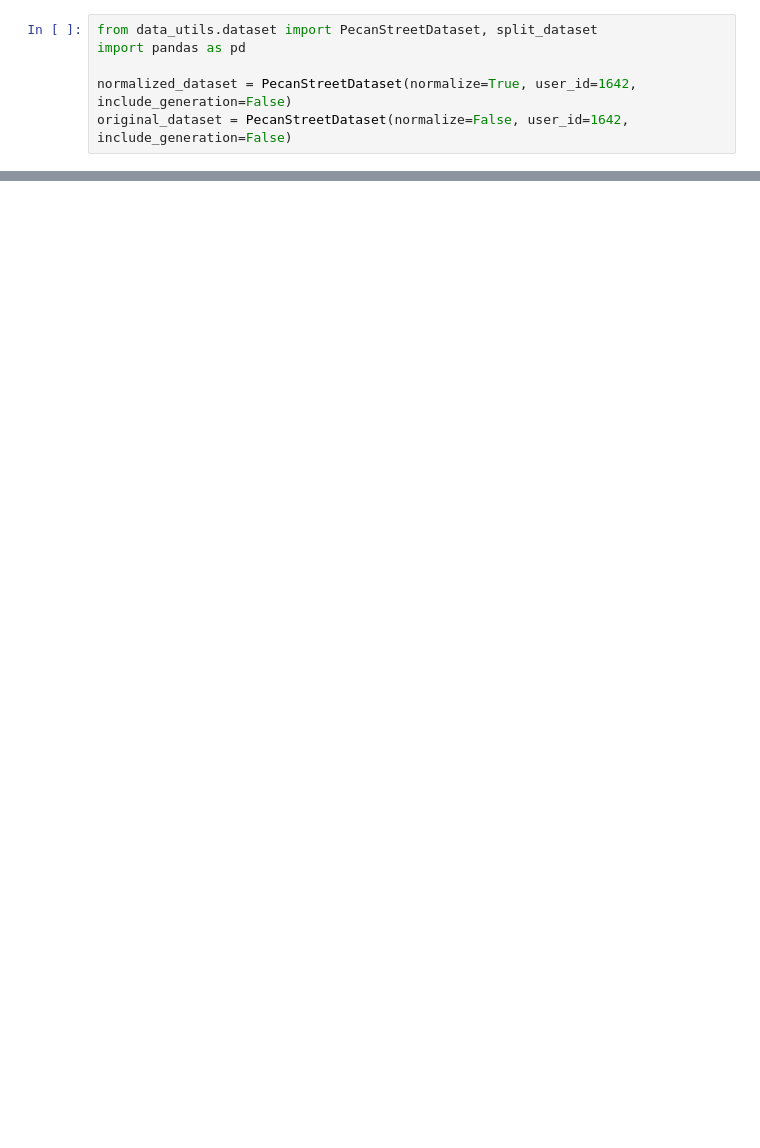
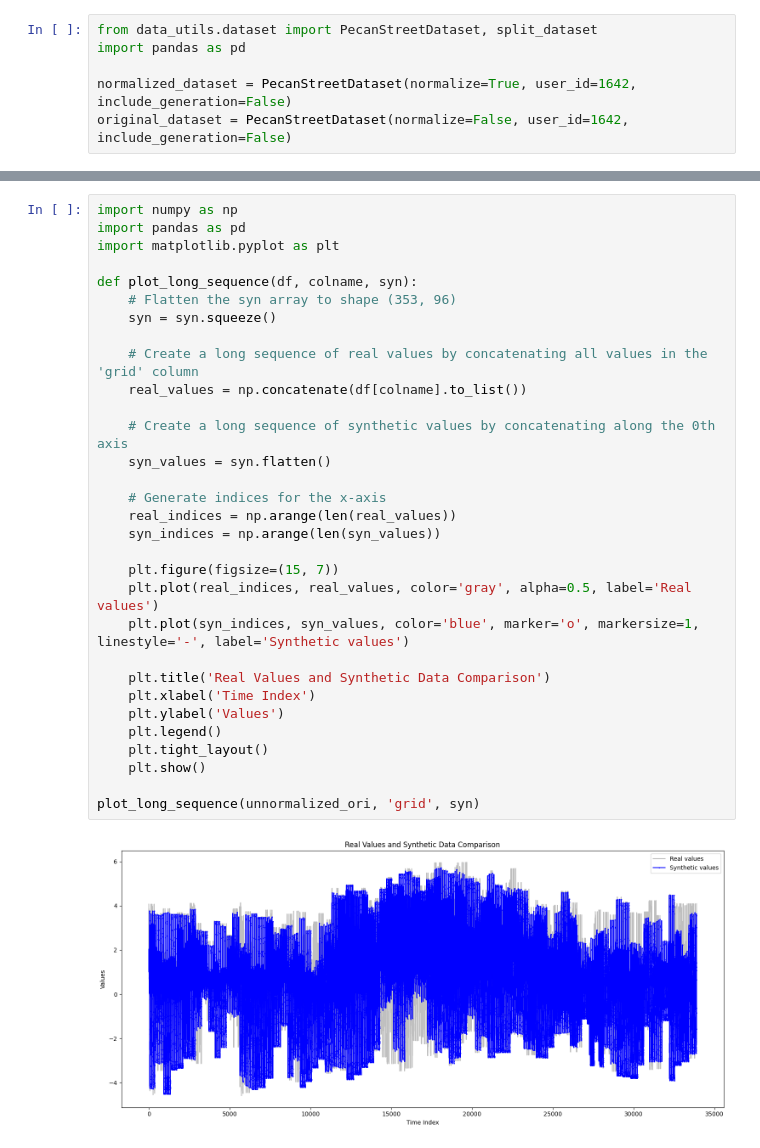
Before and after one commit to DAI-Lab/Cents, a Jupyter notebook: playground.ipynb, the cells around one changed output, grey strips where cells are left out. Cells and saved outputs as stored; diff of their text form; blank space fills up the shorter version.

```diff
--- a/playground.ipynb
+++ b/playground.ipynb
@@ -309,0 +288,33 @@ original_dataset.data
+# %%
+import numpy as np
+import pandas as pd
+import matplotlib.pyplot as plt
+
+def plot_long_sequence(df, colname, syn):
+    # Flatten the syn array to shape (353, 96)
+    syn = syn.squeeze()
+
+    # Create a long sequence of real values by concatenating all values in the 'grid' column
+    real_values = np.concatenate(df[colname].to_list())
+
+    # Create a long sequence of synthetic values by concatenating along the 0th axis
+    syn_values = syn.flatten()
+
+    # Generate indices for the x-axis
+    real_indices = np.arange(len(real_values))
+    syn_indices = np.arange(len(syn_values))
+
+    plt.figure(figsize=(15, 7))
+    plt.plot(real_indices, real_values, color='gray', alpha=0.5, label='Real values')
+    plt.plot(syn_indices, syn_values, color='blue', marker='o', markersize=1, linestyle='-', label='Synthetic values')
+
+    plt.title('Real Values and Synthetic Data Comparison')
+    plt.xlabel('Time Index')
+    plt.ylabel('Values')
+    plt.legend()
+    plt.tight_layout()
+    plt.show()
+
+plot_long_sequence(unnormalized_ori, 'grid', syn)
+# %% [output]
+[figure, added]
```
Also changed, not shown: parts of 7 cells of this notebook, 2 other files.
